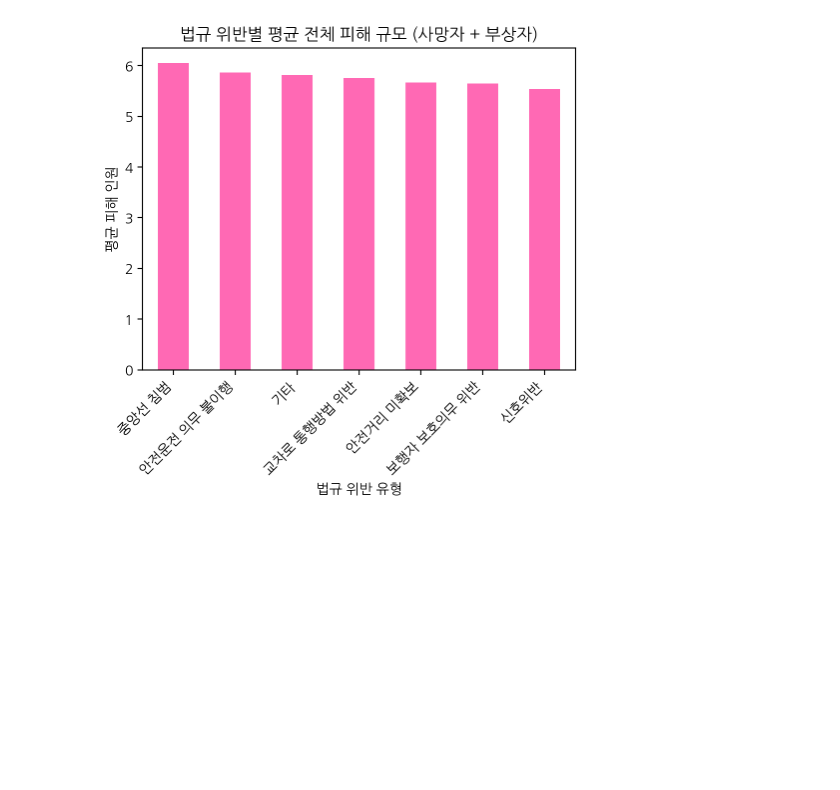
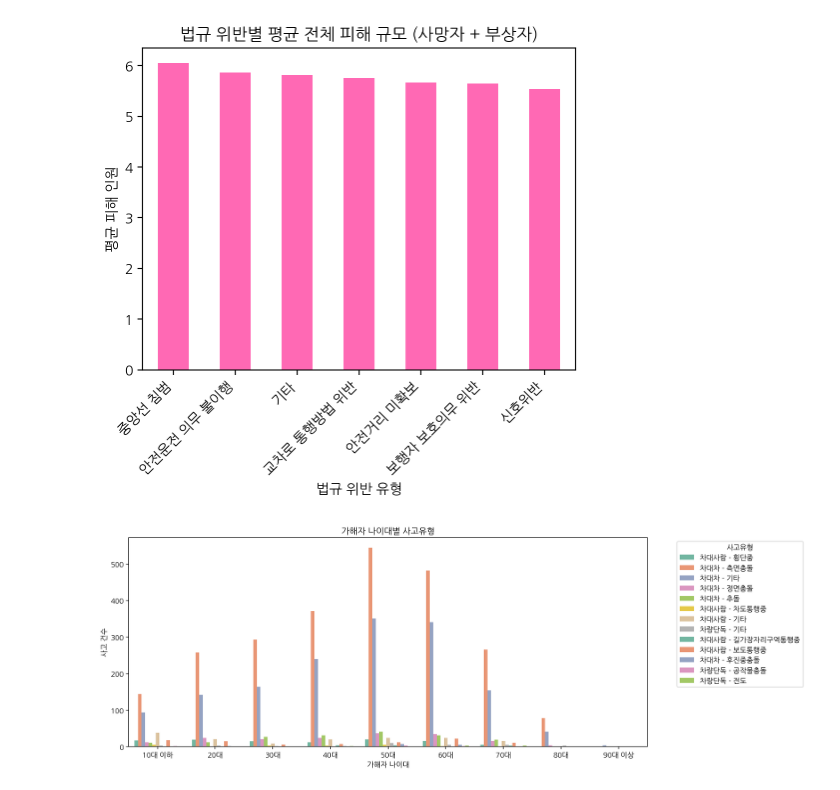
Before and after one commit to yeojeong735/25-BDA-TeamDP, a Jupyter notebook: 25_BDA_BikeCrash_TeamDP.ipynb, the cells around one changed output. Cells and saved outputs as stored; diff of their text form; code cells hidden in the pictures; blank space fills up the shorter version.

```diff
--- a/25_BDA_BikeCrash_TeamDP.ipynb
+++ b/25_BDA_BikeCrash_TeamDP.ipynb
@@ -303,3 +303,22 @@ plt.tight_layout()
 plt.show()
 # %% [output]
 [figure]
+# %%
+# 나이대 구간 설정 (10대, 20대, 30대, ...)
+bins = [0, 19, 29, 39, 49, 59, 69, 79, 89, 120]
+labels = ['10대 이하', '20대', '30대', '40대', '50대', '60대', '70대', '80대', '90대 이상']
+
+df['prepAgeGroup'] = pd.cut(df['prepAge'], bins=bins, labels=labels)
+df['victemAgeGroup'] = pd.cut(df['victemAge'], bins=bins, labels=labels)
+# %%
+# 나이대별 사고유형 시각화(가해자 기준)
+plt.figure(figsize=(14, 5))
+sns.countplot(data=df, x='prepAgeGroup', hue='accidentType', palette='Set2')
+plt.title("가해자 나이대별 사고유형")
+plt.xlabel("가해자 나이대")
+plt.ylabel("사고 건수")
+plt.legend(title="사고유형", bbox_to_anchor=(1.05, 1), loc='upper left')
+plt.tight_layout()
+plt.show()
+# %% [output]
+[figure, added]
```
Also changed, not shown: parts of 1 cell of this notebook.
